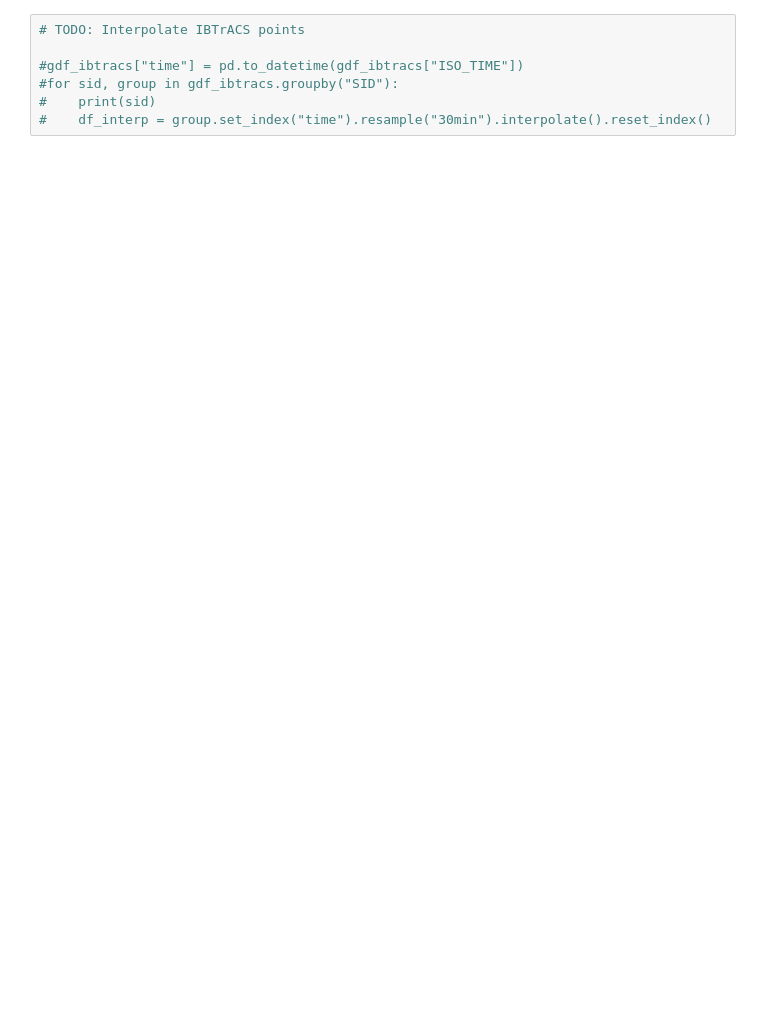
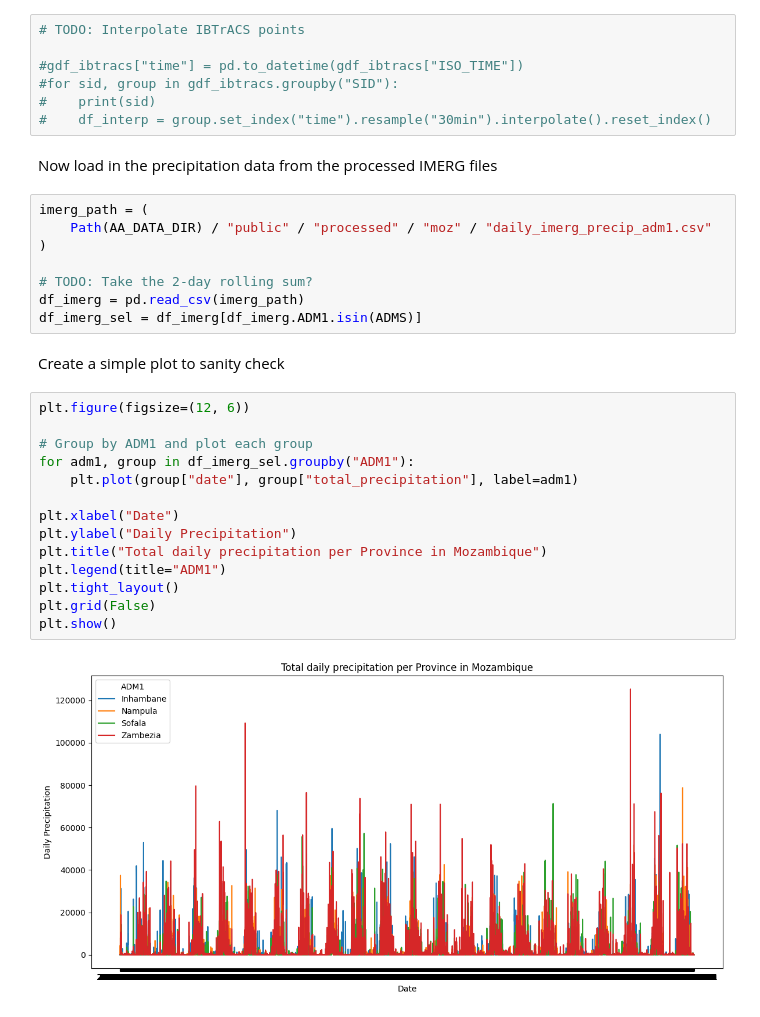
Before and after one commit to OCHA-DAP/ds-aa-moz-cyclones, a Jupyter notebook: analysis/02_observational_thresholds.ipynb, the cells around one changed output. Cells and saved outputs as stored; diff of their text form; blank space fills up the shorter version.

Commit message:
Add total daily precipitation per adm1

```diff
--- a/analysis/02_observational_thresholds.ipynb
+++ b/analysis/02_observational_thresholds.ipynb
@@ -99,3 +96,31 @@ df_impact_summary
 #for sid, group in gdf_ibtracs.groupby("SID"):
 #    print(sid)
 #    df_interp = group.set_index("time").resample("30min").interpolate().reset_index()
+# %% [markdown]
+Now load in the precipitation data from the processed IMERG files
+# %%
+imerg_path = (
+    Path(AA_DATA_DIR) / "public" / "processed" / "moz" / "daily_imerg_precip_adm1.csv"
+)
+
+# TODO: Take the 2-day rolling sum?
+df_imerg = pd.read_csv(imerg_path)
+df_imerg_sel = df_imerg[df_imerg.ADM1.isin(ADMS)]
+# %% [markdown]
+Create a simple plot to sanity check
+# %%
+plt.figure(figsize=(12, 6))
+
+# Group by ADM1 and plot each group
+for adm1, group in df_imerg_sel.groupby("ADM1"):
+    plt.plot(group["date"], group["total_precipitation"], label=adm1)
+
+plt.xlabel("Date")
+plt.ylabel("Daily Precipitation")
+plt.title("Total daily precipitation per Province in Mozambique")
+plt.legend(title="ADM1")
+plt.tight_layout()
+plt.grid(False)
+plt.show()
+# %% [output]
+[figure, added]
```
Also changed, not shown: parts of 3 cells of this notebook.
